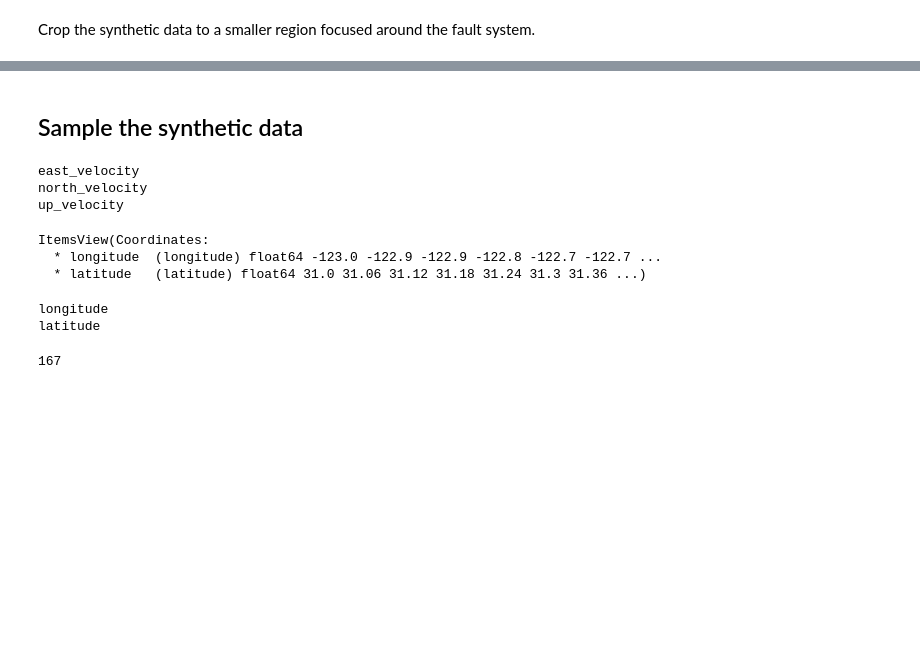
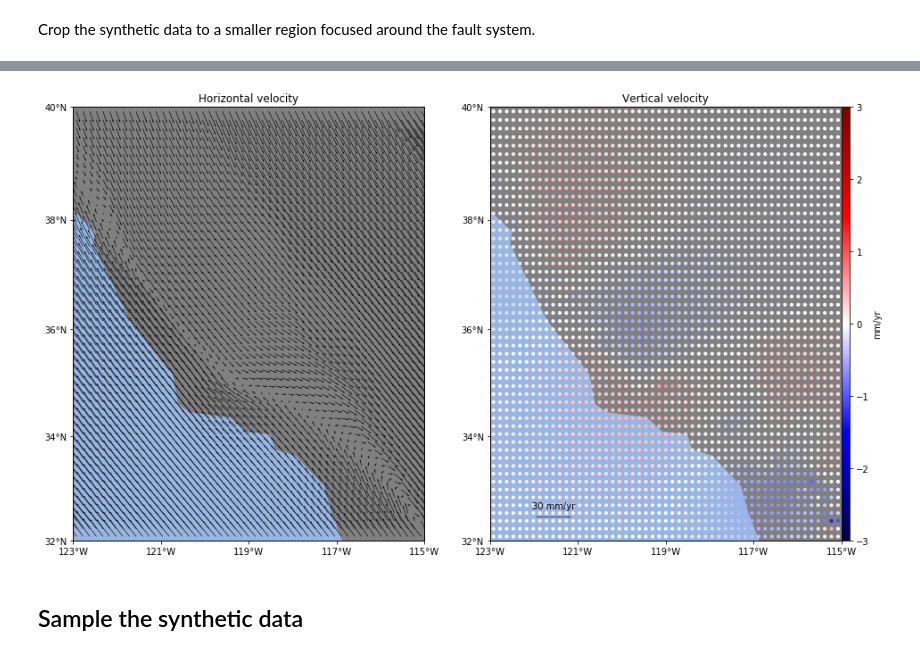
Before and after one commit to leouieda/aogs2018-gps, a Jupyter notebook: code/notebooks/synthetic.ipynb, the cells around one changed output, grey strips where cells are left out. Cells and saved outputs as stored; diff of their text form; code cells hidden in the pictures; blank space fills up the shorter version.

```diff
--- a/code/notebooks/synthetic.ipynb
+++ b/code/notebooks/synthetic.ipynb
@@ -87,0 +92,12 @@ plt.tight_layout(w_pad=0)
+# %%
+spacing = 0.15
+blockmean = vd.BlockReduce(np.mean, region=region, spacing=spacing,
+                           center_coordinates=True)
+block_coords, block_data = blockmean.filter(np.meshgrid(data.longitude, data.latitude),
+                                            (data.east_velocity.values,
+                                             data.north_velocity.values,
+                                             data.up_velocity.values))
+reduced = pd.DataFrame({'east_velocity': block_data[0], 'north_velocity': block_data[1],
+                        'up_velocity': block_data[2], 'latitude': block_coords[1],
+                        'longitude': block_coords[0]})
+reduced.head()
@@ -88,9 +111,6 @@ plt.tight_layout(w_pad=0)
+# %%
+fig, axes = plot_data(reduced, every=1)
+# %% [output]
+[figure, added]
 # %% [markdown]
 ## Sample the synthetic data
-# %%
-for i in data.data_vars:
-    print(i)
-# %% [output]
-east_velocity
-north_velocity
-up_velocity
@@ -99,16 +116,0 @@ random_state = np.random.RandomState(0)
-# %%
-data.coords.items()
-# %% [output]
-ItemsView(Coordinates:
-  * longitude  (longitude) float64 -123.0 -122.9 -122.9 -122.8 -122.7 -122.7 ...
-  * latitude   (latitude) float64 31.0 31.06 31.12 31.18 31.24 31.3 31.36 ...)
-# %%
-for i in data.coords:
-    print(i)
-# %% [output]
-longitude
-latitude
-# %%
-data['longitude'].size
-# %% [output]
-167
```
Also changed, not shown: parts of 35 cells of this notebook, 1 other file.
